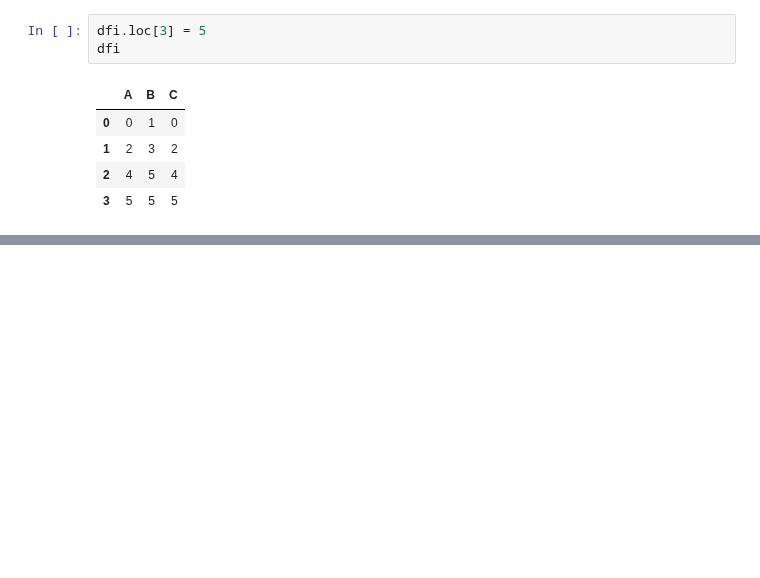
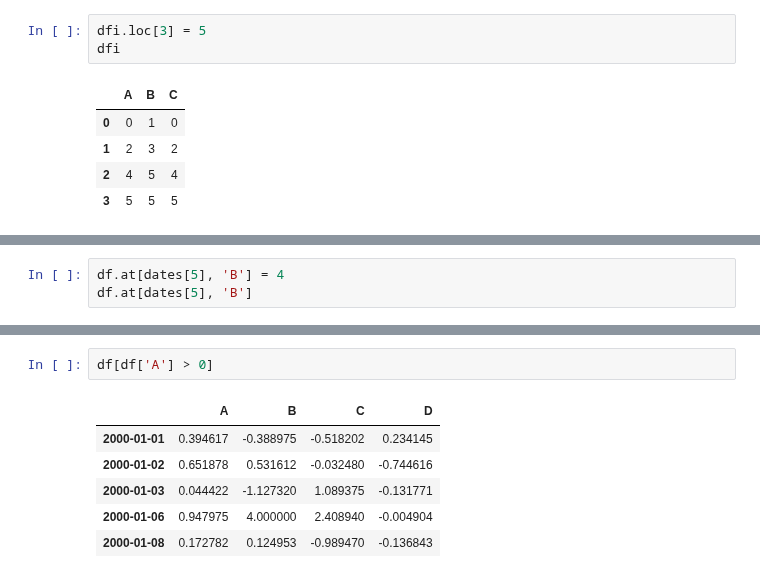
Before and after one commit to manasesmutembei11/ML, a Jupyter notebook: pandas/indexing_and_selecting.ipynb, the cells around one changed output, grey strips where cells are left out. Drawn from its saved outputs; the diff is of its cells as text; blank space fills up the shorter version.

```diff
--- a/pandas/indexing_and_selecting.ipynb
+++ b/pandas/indexing_and_selecting.ipynb
@@ -618,0 +626,3 @@ dfi
+# %%
+df.at[dates[5], 'B'] = 4
+df.at[dates[5], 'B']
@@ -618,0 +661,9 @@ dfi
+# %%
+df[df['A'] > 0]
+# %% [output]
+|  | A | B | C | D |
+| 2000-01-01 | 0.394617 | -0.388975 | -0.518202 | 0.234145 |
+| 2000-01-02 | 0.651878 | 0.531612 | -0.032480 | -0.744616 |
+| 2000-01-03 | 0.044422 | -1.127320 | 1.089375 | -0.131771 |
+| 2000-01-06 | 0.947975 | 4.000000 | 2.408940 | -0.004904 |
+| 2000-01-08 | 0.172782 | 0.124953 | -0.989470 | -0.136843 |
```
Also changed, not shown: parts of 49 cells of this notebook.
